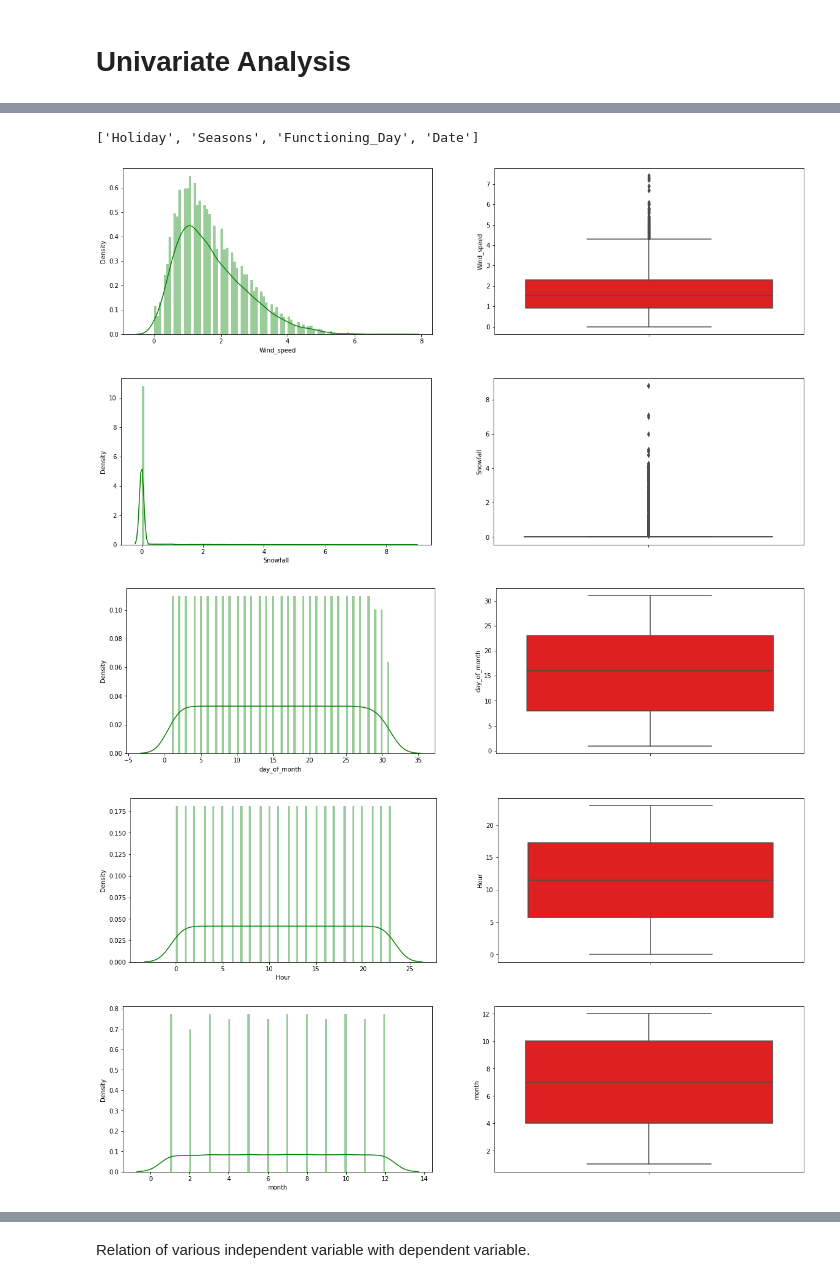
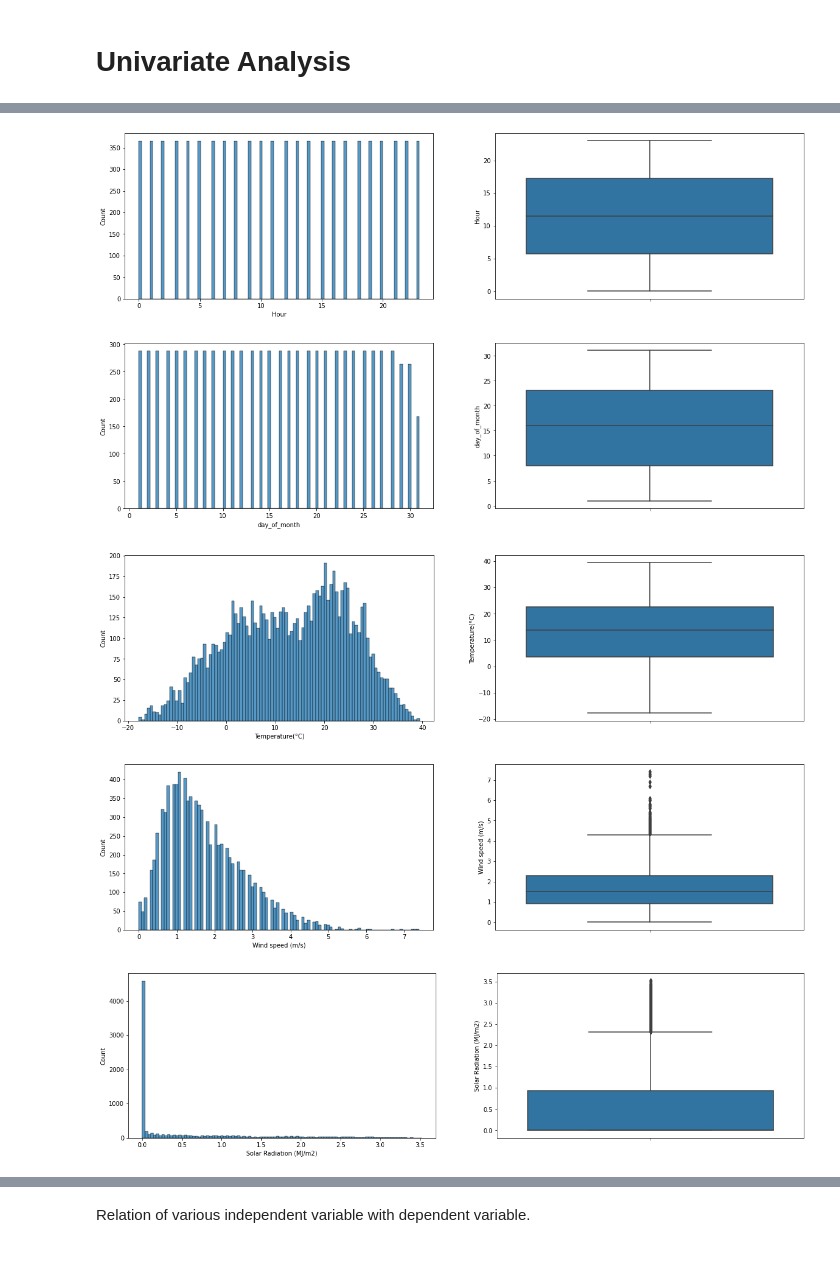
Before and after one commit to Ranjitkumarmuduli/Regression-capstone-project, a Jupyter notebook: Copy_of_Bike_Sharing_Demand_Prediction_Capstone_Project.ipynb, the cells around one changed output, grey strips where cells are left out. Drawn from its saved outputs; the diff is of its cells as text; code cells hidden in the pictures.

```diff
--- a/Copy_of_Bike_Sharing_Demand_Prediction_Capstone_Project.ipynb
+++ b/Copy_of_Bike_Sharing_Demand_Prediction_Capstone_Project.ipynb
@@ -207,9 +141,9 @@ We seen that their is no duplicate values in the dataset.
 # %%
 # parsing date variable
-df['Date'] = pd.to_datetime(df['Date'], format = '%d/%m/%Y').dt.date
+data['Date'] = pd.to_datetime(data['Date'], format = '%d/%m/%Y').dt.date
 # %%
 #Creating two new features 'month' and 'day_of_month'
 
-df['month'] = pd.to_datetime(df['Date']).dt.month
-df['day_of_month'] = pd.to_datetime(df['Date']).dt.day
+data['month'] = pd.to_datetime(data['Date']).dt.month
+data['day_of_month'] = pd.to_datetime(data['Date']).dt.day
 # %%
@@ -242,9 +160,9 @@ Index(['Date', 'Rented_Bike_Count', 'Hour', 'Temperature', 'Humidity',
 # %%
 #Distribution of dependent variable
-dep_var = 'Rented_Bike_Count'
+dep_var = 'Rented Bike Count'
 
 fig, ax = plt.subplots(1,2,figsize = (20,5))
-sns.distplot(df[dep_var], bins = 100,ax = ax[0])
-sns.boxplot(y = df[dep_var], ax = ax[1])
+sns.histplot(data[dep_var], bins = 100,ax = ax[0])
+sns.boxplot(y = data['Rented Bike Count'], ax = ax[1])
 plt.show()
 # %% [output]
@@ -254,6 +172,6 @@ Distribution of dependent variable 'Rented_Bike_Count' is positively skewed.
 # %%
 # creating list of numerical independent variables
-num_ind_var = list(set(df.describe().columns) - {dep_var})
+num_ind_var = list(set(data.describe().columns) - {dep_var})
 
 # creating list of categorical independent variables
-cat_dep_var = list(set(df.columns) - set(df.describe().columns))
+cat_dep_var = list(set(data.columns) - set(data.describe().columns))
@@ -274,17 +178,13 @@ num_ind_var
-# %%
-cat_dep_var
-# %% [output]
-['Holiday', 'Seasons', 'Functioning_Day', 'Date']
 # %%
 # distribution and boxplot of all numerical independent variables
 for col in num_ind_var:
   fig, ax = plt.subplots(1,2,figsize = (20,5))
-  sns.distplot(df[col],bins = 100, ax = ax[0],color='g')
-  sns.boxplot(y = df[col], ax = ax[1],color='red')
+  sns.histplot(data[col],bins = 100, ax = ax[0])
+  sns.boxplot(y = data[col], ax = ax[1])
   plt.show()
 # %% [output]
-[figure, old version]
+[figure, new version]
-[figure, old version]
+[figure, new version]
-[figure, old version]
+[figure, new version]
-[figure, old version]
+[figure, new version]
-[figure, old version]
+[figure, new version]
```
Also changed, not shown: parts of 116 cells of this notebook.
